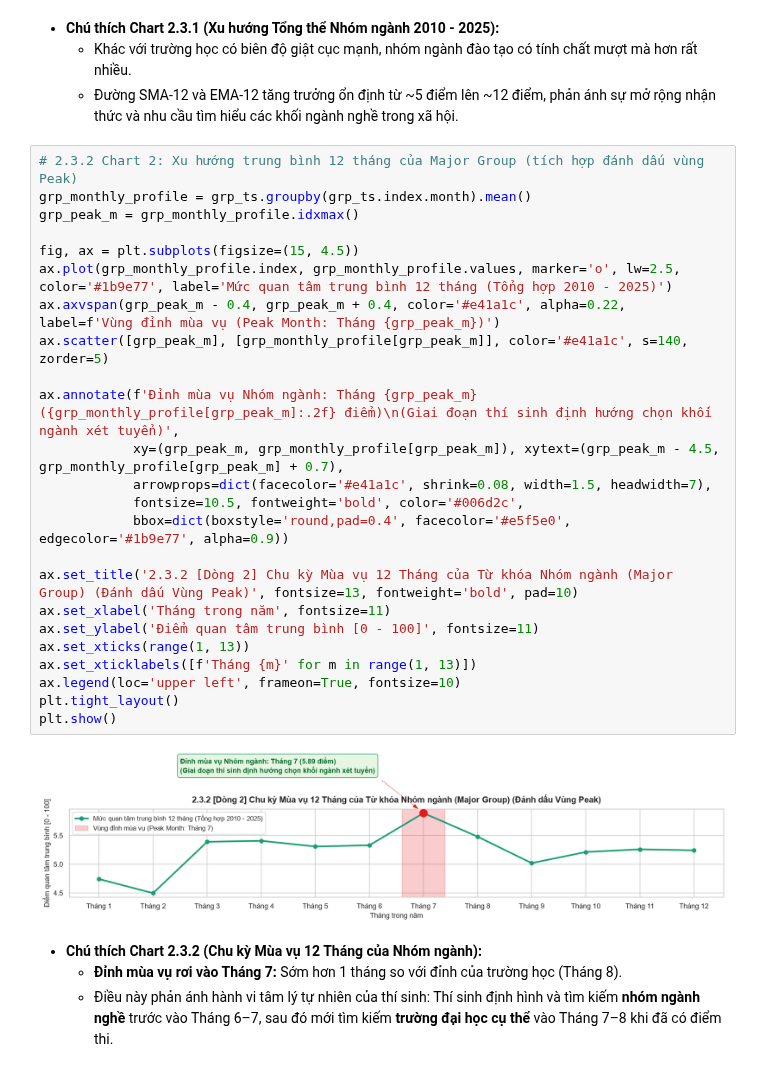
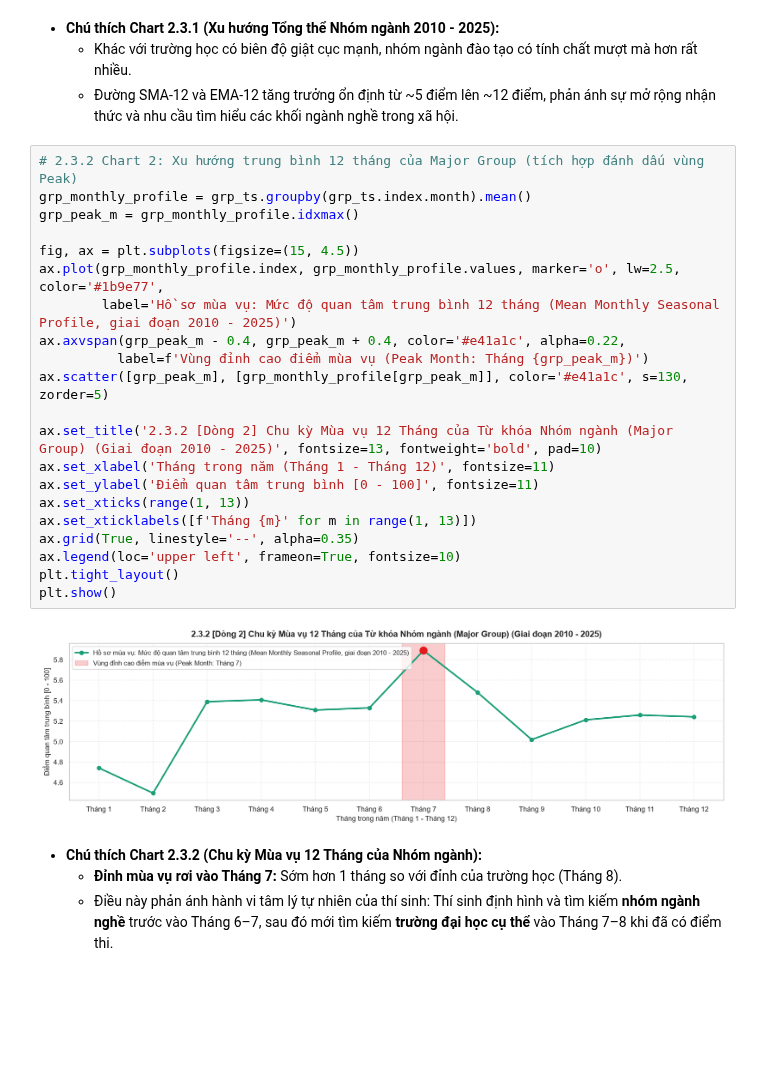
Before and after one commit to MinhQuan805/IS405.R11-Big-Data, a Jupyter notebook: scripts-processing/notebooks/feature-analysis-and-model-proposal.ipynb, the cells around one changed output. Drawn from its saved outputs; the diff is of its cells as text; blank space fills up the shorter version.

```diff
--- a/scripts-processing/notebooks/feature-analysis-and-model-proposal.ipynb
+++ b/scripts-processing/notebooks/feature-analysis-and-model-proposal.ipynb
@@ -466,29 +456,26 @@ plt.show()
 # %%
 # 2.3.2 Chart 2: Xu hướng trung bình 12 tháng của Major Group (tích hợp đánh dấu vùng Peak)
 grp_monthly_profile = grp_ts.groupby(grp_ts.index.month).mean()
 grp_peak_m = grp_monthly_profile.idxmax()
 
 fig, ax = plt.subplots(figsize=(15, 4.5))
-ax.plot(grp_monthly_profile.index, grp_monthly_profile.values, marker='o', lw=2.5, color='#1b9e77', label='Mức quan tâm trung bình 12 tháng (Tổng hợp 2010 - 2025)')
-ax.axvspan(grp_peak_m - 0.4, grp_peak_m + 0.4, color='#e41a1c', alpha=0.22, label=f'Vùng đỉnh mùa vụ (Peak Month: Tháng {grp_peak_m})')
-ax.scatter([grp_peak_m], [grp_monthly_profile[grp_peak_m]], color='#e41a1c', s=140, zorder=5)
+ax.plot(grp_monthly_profile.index, grp_monthly_profile.values, marker='o', lw=2.5, color='#1b9e77',
+        label='Hồ sơ mùa vụ: Mức độ quan tâm trung bình 12 tháng (Mean Monthly Seasonal Profile, giai đoạn 2010 - 2025)')
+ax.axvspan(grp_peak_m - 0.4, grp_peak_m + 0.4, color='#e41a1c', alpha=0.22,
+          label=f'Vùng đỉnh cao điểm mùa vụ (Peak Month: Tháng {grp_peak_m})')
+ax.scatter([grp_peak_m], [grp_monthly_profile[grp_peak_m]], color='#e41a1c', s=130, zorder=5)
 
-ax.annotate(f'Đỉnh mùa vụ Nhóm ngành: Tháng {grp_peak_m} ({grp_monthly_profile[grp_peak_m]:.2f} điểm)\n(Giai đoạn thí sinh định hướng chọn khối ngành xét tuyển)',
-            xy=(grp_peak_m, grp_monthly_profile[grp_peak_m]), xytext=(grp_peak_m - 4.5, grp_monthly_profile[grp_peak_m] + 0.7),
-            arrowprops=dict(facecolor='#e41a1c', shrink=0.08, width=1.5, headwidth=7),
-            fontsize=10.5, fontweight='bold', color='#006d2c',
-            bbox=dict(boxstyle='round,pad=0.4', facecolor='#e5f5e0', edgecolor='#1b9e77', alpha=0.9))
-
-ax.set_title('2.3.2 [Dòng 2] Chu kỳ Mùa vụ 12 Tháng của Từ khóa Nhóm ngành (Major Group) (Đánh dấu Vùng Peak)', fontsize=13, fontweight='bold', pad=10)
-ax.set_xlabel('Tháng trong năm', fontsize=11)
+ax.set_title('2.3.2 [Dòng 2] Chu kỳ Mùa vụ 12 Tháng của Từ khóa Nhóm ngành (Major Group) (Giai đoạn 2010 - 2025)', fontsize=13, fontweight='bold', pad=10)
+ax.set_xlabel('Tháng trong năm (Tháng 1 - Tháng 12)', fontsize=11)
 ax.set_ylabel('Điểm quan tâm trung bình [0 - 100]', fontsize=11)
 ax.set_xticks(range(1, 13))
 ax.set_xticklabels([f'Tháng {m}' for m in range(1, 13)])
+ax.grid(True, linestyle='--', alpha=0.35)
 ax.legend(loc='upper left', frameon=True, fontsize=10)
 plt.tight_layout()
 plt.show()
 # %% [output]
-[figure, old version]
+[figure, new version]
 # %% [markdown]
 * **Chú thích Chart 2.3.2 (Chu kỳ Mùa vụ 12 Tháng của Nhóm ngành):**
   - **Đỉnh mùa vụ rơi vào Tháng 7:** Sớm hơn 1 tháng so với đỉnh của trường học (Tháng 8).
```
Also changed, not shown: parts of 17 cells of this notebook.
